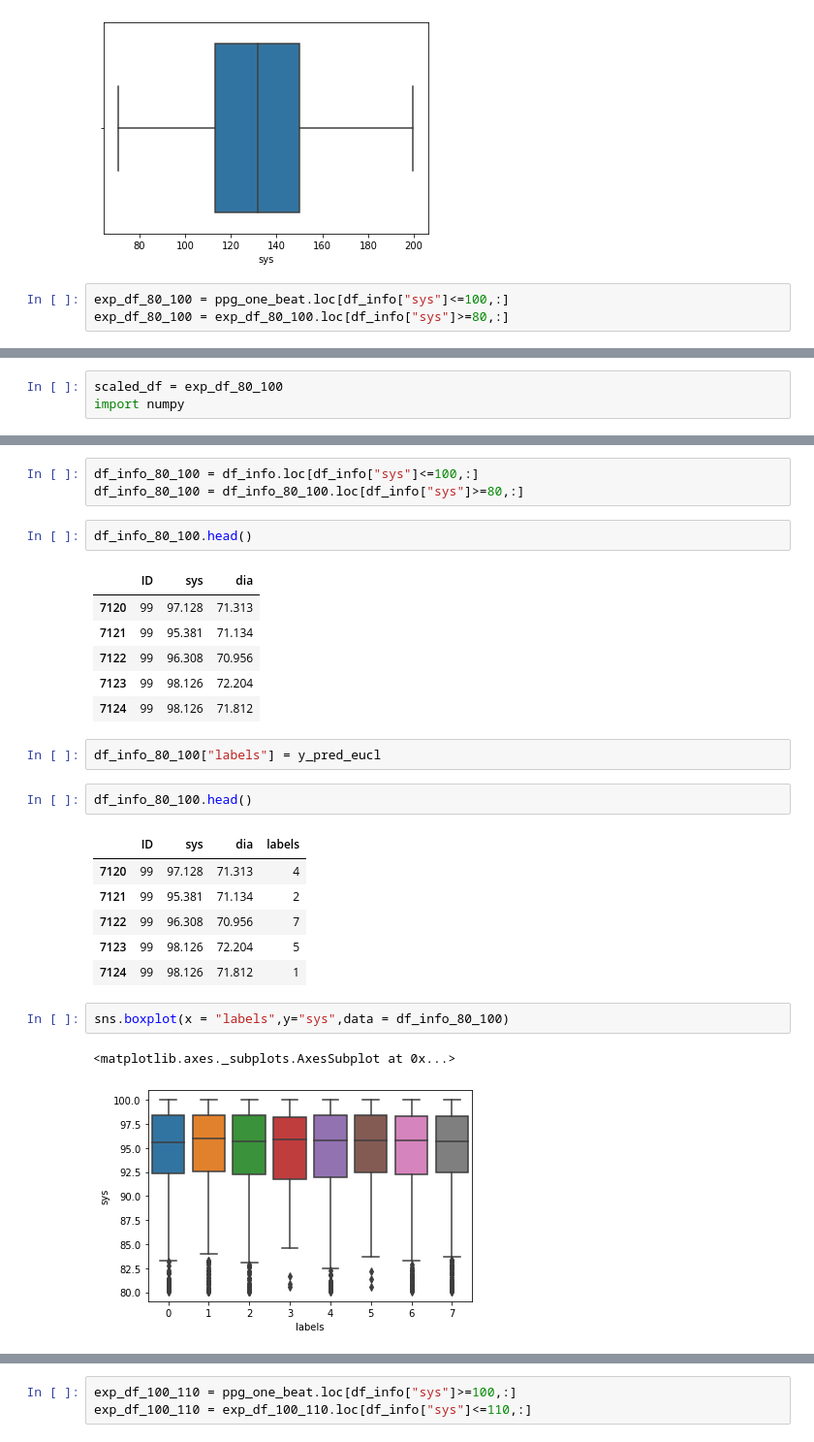
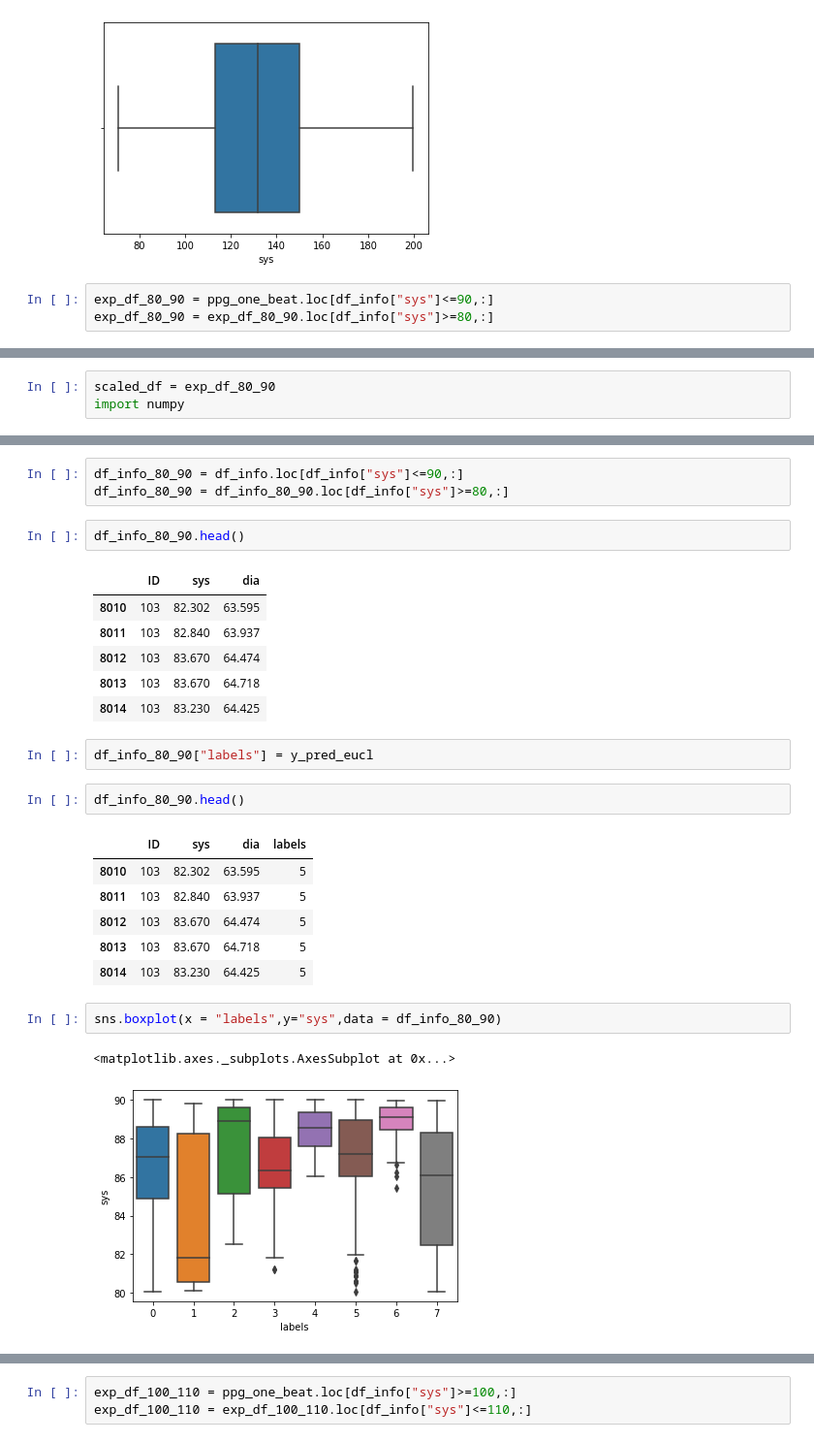
Before and after one commit to Khaled-Mohammed-Abdelgaber/PPG_Clustering, a Jupyter notebook: revese_approach.ipynb, the cells around one changed output, grey strips where cells are left out. Shown: that part at 97% size. Cells and saved outputs as stored; diff of their text form.

```diff
--- a/revese_approach.ipynb
+++ b/revese_approach.ipynb
@@ -93,5 +93,5 @@ sns.boxplot(df_info["sys"])
 <matplotlib.axes._subplots.AxesSubplot at 0x...>
 [figure]
 # %%
-exp_df_80_100 = ppg_one_beat.loc[df_info["sys"]<=100,:]
-exp_df_80_100 = exp_df_80_100.loc[df_info["sys"]>=80,:]
+exp_df_80_90 = ppg_one_beat.loc[df_info["sys"]<=90,:]
+exp_df_80_90 = exp_df_80_90.loc[df_info["sys"]>=80,:]
@@ -131,5 +134,5 @@ Requirement already satisfied: threadpoolctl>=2.0.0 in /usr/local/lib/python3.7/
 # %%
-scaled_df = exp_df_80_100
+scaled_df = exp_df_80_90
 import numpy
 # %%
 
@@ -173,31 +175,31 @@ for yi in range(8):
 # %%
-df_info_80_100 = df_info.loc[df_info["sys"]<=100,:]
-df_info_80_100 = df_info_80_100.loc[df_info["sys"]>=80,:]
+df_info_80_90 = df_info.loc[df_info["sys"]<=90,:]
+df_info_80_90 = df_info_80_90.loc[df_info["sys"]>=80,:]
 # %%
-df_info_80_100.head()
+df_info_80_90.head()
 # %% [output]
 |  | ID | sys | dia |
-| 7120 | 99 | 97.128 | 71.313 |
-| 7121 | 99 | 95.381 | 71.134 |
-| 7122 | 99 | 96.308 | 70.956 |
-| 7123 | 99 | 98.126 | 72.204 |
-| 7124 | 99 | 98.126 | 71.812 |
+| 8010 | 103 | 82.302 | 63.595 |
+| 8011 | 103 | 82.840 | 63.937 |
+| 8012 | 103 | 83.670 | 64.474 |
+| 8013 | 103 | 83.670 | 64.718 |
+| 8014 | 103 | 83.230 | 64.425 |
 # %%
-df_info_80_100["labels"] = y_pred_eucl
+df_info_80_90["labels"] = y_pred_eucl
 # %%
-df_info_80_100.head()
+df_info_80_90.head()
 # %% [output]
 |  | ID | sys | dia | labels |
-| 7120 | 99 | 97.128 | 71.313 | 4 |
-| 7121 | 99 | 95.381 | 71.134 | 2 |
-| 7122 | 99 | 96.308 | 70.956 | 7 |
-| 7123 | 99 | 98.126 | 72.204 | 5 |
-| 7124 | 99 | 98.126 | 71.812 | 1 |
+| 8010 | 103 | 82.302 | 63.595 | 5 |
+| 8011 | 103 | 82.840 | 63.937 | 5 |
+| 8012 | 103 | 83.670 | 64.474 | 5 |
+| 8013 | 103 | 83.670 | 64.718 | 5 |
+| 8014 | 103 | 83.230 | 64.425 | 5 |
 # %%
-sns.boxplot(x = "labels",y="sys",data = df_info_80_100)
+sns.boxplot(x = "labels",y="sys",data = df_info_80_90)
 # %% [output]
 <matplotlib.axes._subplots.AxesSubplot at 0x...>
-[figure, old version]
+[figure, new version]
 # %%
 sns.boxplot(x = "labels",y="dia",data = df_info_80_100)
 # %% [output]
```
Also changed, not shown: parts of 9 cells of this notebook.
